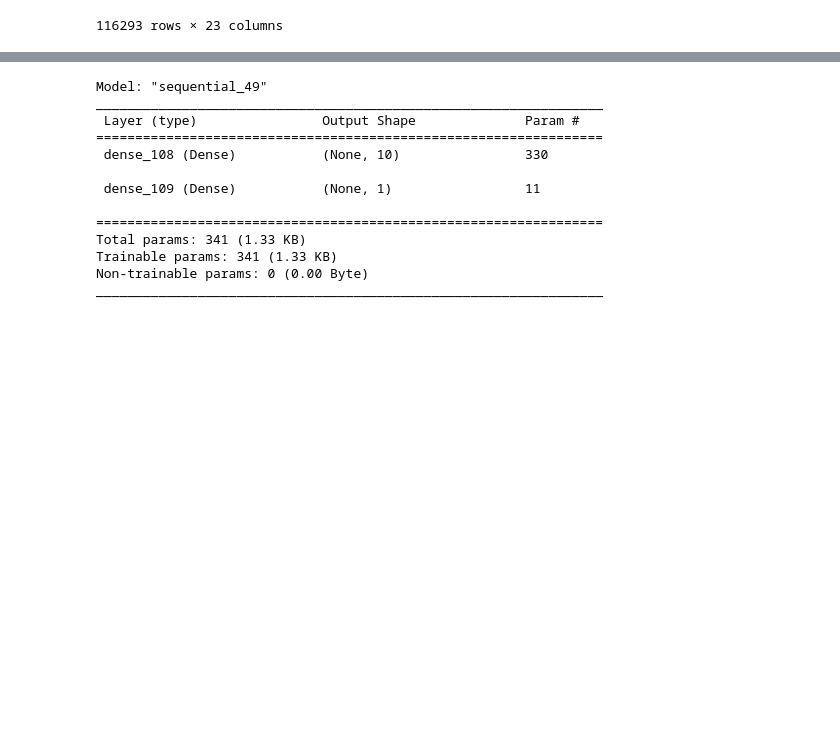
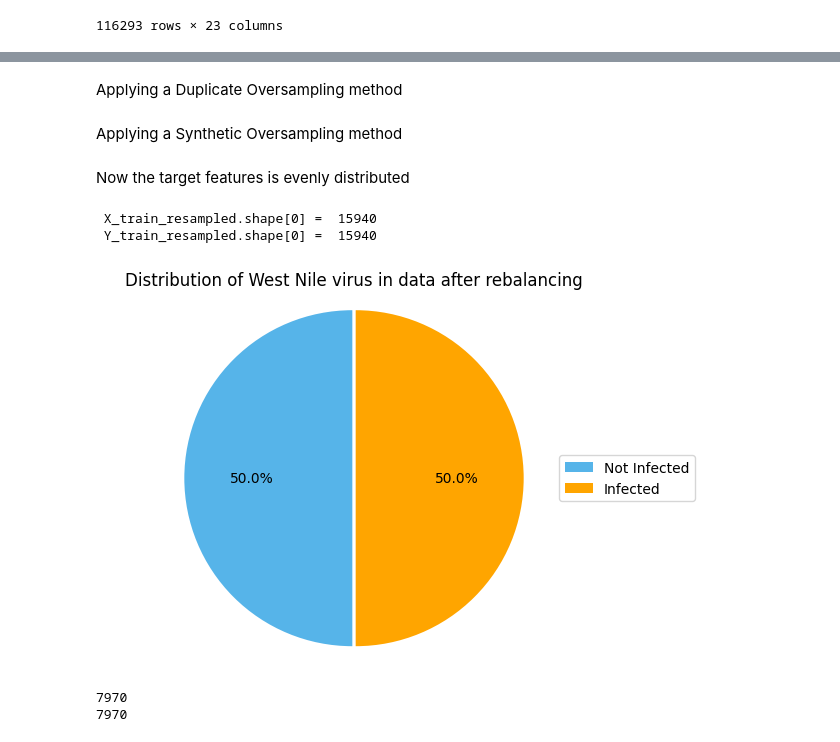
Before and after one commit to aubin4444/DS52-West-Nile-Virus-Prediction, a Jupyter notebook: West_Nile_Virus2.ipynb, the cells around one changed output, grey strips where cells are left out. Cells and saved outputs as stored; diff of their text form; code cells hidden in the pictures; blank space fills up the shorter version.

Commit message:
ajout oversampling

```diff
--- a/West_Nile_Virus2.ipynb
+++ b/West_Nile_Virus2.ipynb
@@ -196,22 +291,3 @@ print(val[1])
 train_X, test_X, train_Y, test_Y = train_test_split(train, target, test_size=0.2)
-# %%
-model = Sequential([
-    Dense(10, activation='relu', input_dim=train_X.shape[1]),
-    Dense(1, activation='sigmoid')
-])
-
-model.summary()
-# %% [output]
-Model: "sequential_49"
-_________________________________________________________________
- Layer (type)                Output Shape              Param #
-=================================================================
- dense_108 (Dense)           (None, 10)                330
-
- dense_109 (Dense)           (None, 1)                 11
-
-=================================================================
-Total params: 341 (1.33 KB)
-Trainable params: 341 (1.33 KB)
-Non-trainable params: 0 (0.00 Byte)
-_________________________________________________________________
+# %% [markdown]
+Applying a Duplicate Oversampling method
@@ -217,0 +309,37 @@ _________________________________________________________________
+# %% [markdown]
+Applying a Synthetic Oversampling method
+# %%
+from imblearn.over_sampling import SMOTE
+
+# Step 2: Apply a synthetic oversampling method called SMOTE for oversampling to training data only
+smote = SMOTE(random_state=42)
+X_train_resampled, y_train_resampled = smote.fit_resample(train_X, train_Y)
+# %% [markdown]
+Now the target features is evenly distributed
+# %%
+print(f" X_train_resampled.shape[0] =  {X_train_resampled.shape[0]}" )
+print(f" Y_train_resampled.shape[0] =  {X_train_resampled.shape[0]}" )
+
+target_value = y_train_resampled.value_counts()
+labels = 'Not Infected', 'Infected'
+
+sizes = [target_value[0], target_value[1]]
+colors = ['#56B4E9', '#FFA500']
+explode = (0, 0.02)
+
+fig1, ax1 = plt.subplots()
+wedges, texts, autotexts = ax1.pie(sizes, explode=explode, colors=colors, autopct='%1.1f%%', startangle=90)
+ax1.axis('equal')
+plt.title('Distribution of West Nile virus in data after rebalancing')
+plt.legend(wedges, labels, loc="center left", bbox_to_anchor=(0.9, 0, 0.5, 1))
+
+plt.show()
+
+print(target_value[0])
+print(target_value[1])
+# %% [output]
+ X_train_resampled.shape[0] =  15940
+ Y_train_resampled.shape[0] =  15940
+[figure, added]
+7970
+7970
```
Also changed, not shown: parts of 18 cells of this notebook.
